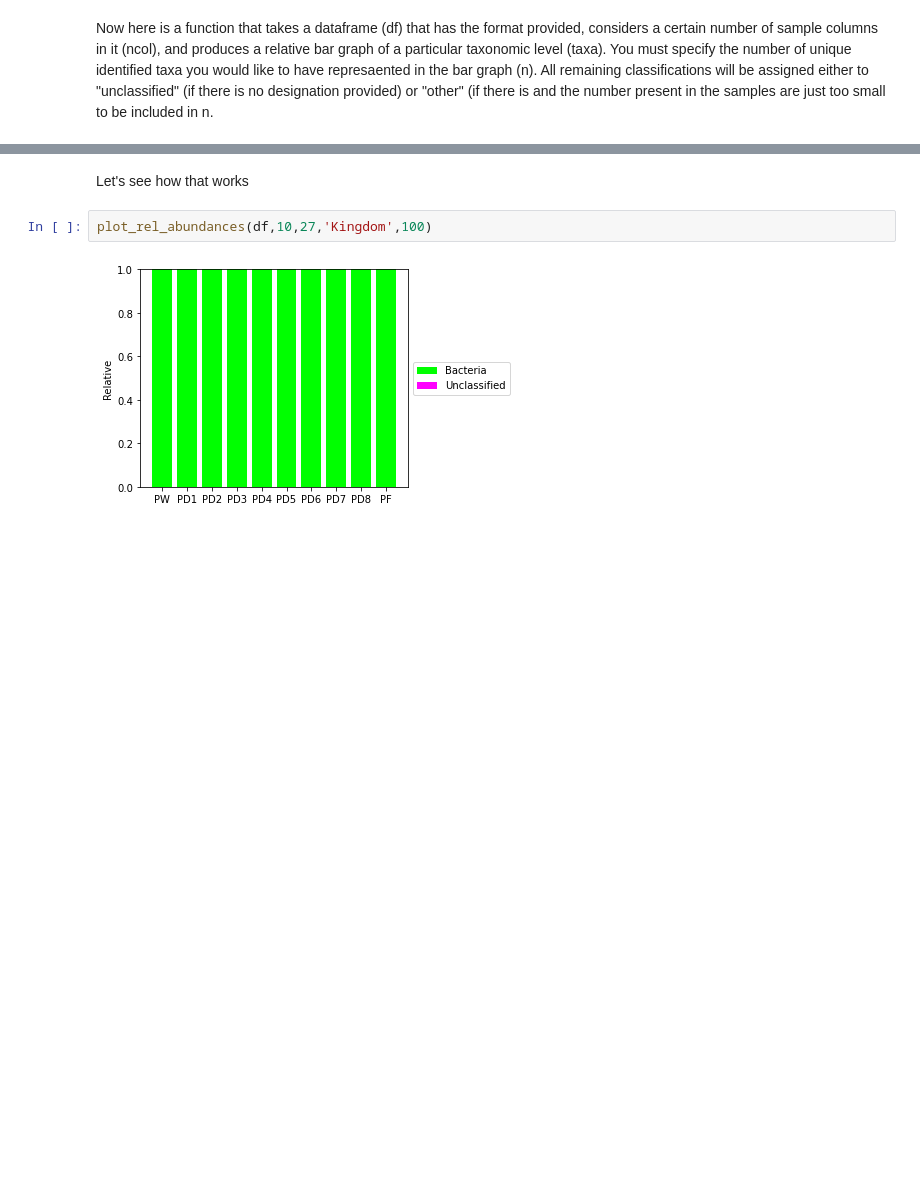
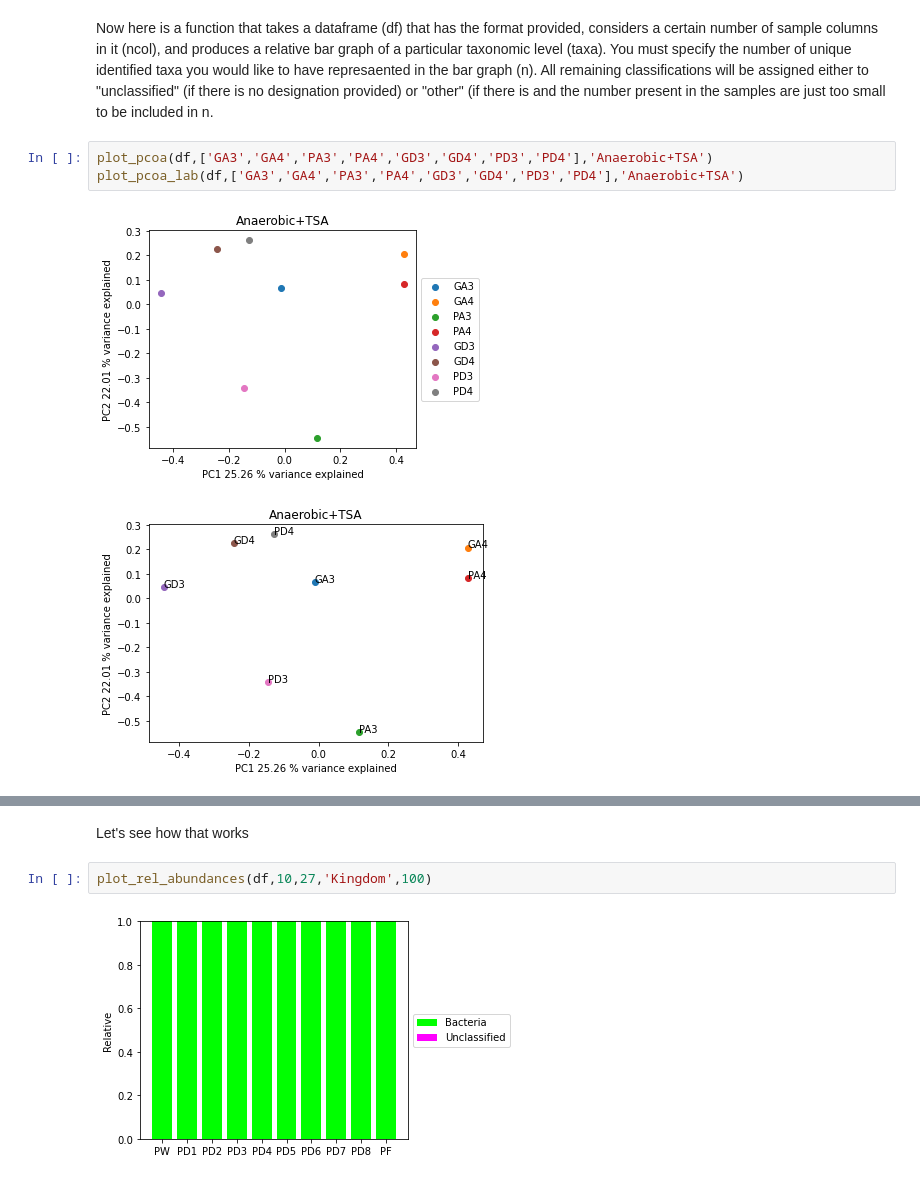
Before and after one commit to astrophysically/some_bio_plots, a Jupyter notebook: Bio_Anal_NEW.ipynb, the cells around one changed output, grey strips where cells are left out. Drawn from its saved outputs; the diff is of its cells as text; blank space fills up the shorter version.

```diff
--- a/Bio_Anal_NEW.ipynb
+++ b/Bio_Anal_NEW.ipynb
@@ -561,2 +621,8 @@ plot_pcoa(df,
 # %% [markdown]
 Now here is a function that takes a dataframe (df) that has the format provided, considers a certain number of sample columns in it (ncol), and produces a relative bar graph of a particular taxonomic level (taxa). You must specify the number of unique identified taxa you would like to have represaented in the bar graph (n). All remaining classifications will be assigned either to "unclassified" (if there is no designation provided) or "other" (if there is and the number present in the samples are just too small to be included in n.
+# %%
+plot_pcoa(df,['GA3','GA4','PA3','PA4','GD3','GD4','PD3','PD4'],'Anaerobic+TSA')
+plot_pcoa_lab(df,['GA3','GA4','PA3','PA4','GD3','GD4','PD3','PD4'],'Anaerobic+TSA')
+# %% [output]
+[figure, added]
+[figure, added]
```
Also changed, not shown: parts of 30 cells of this notebook.
